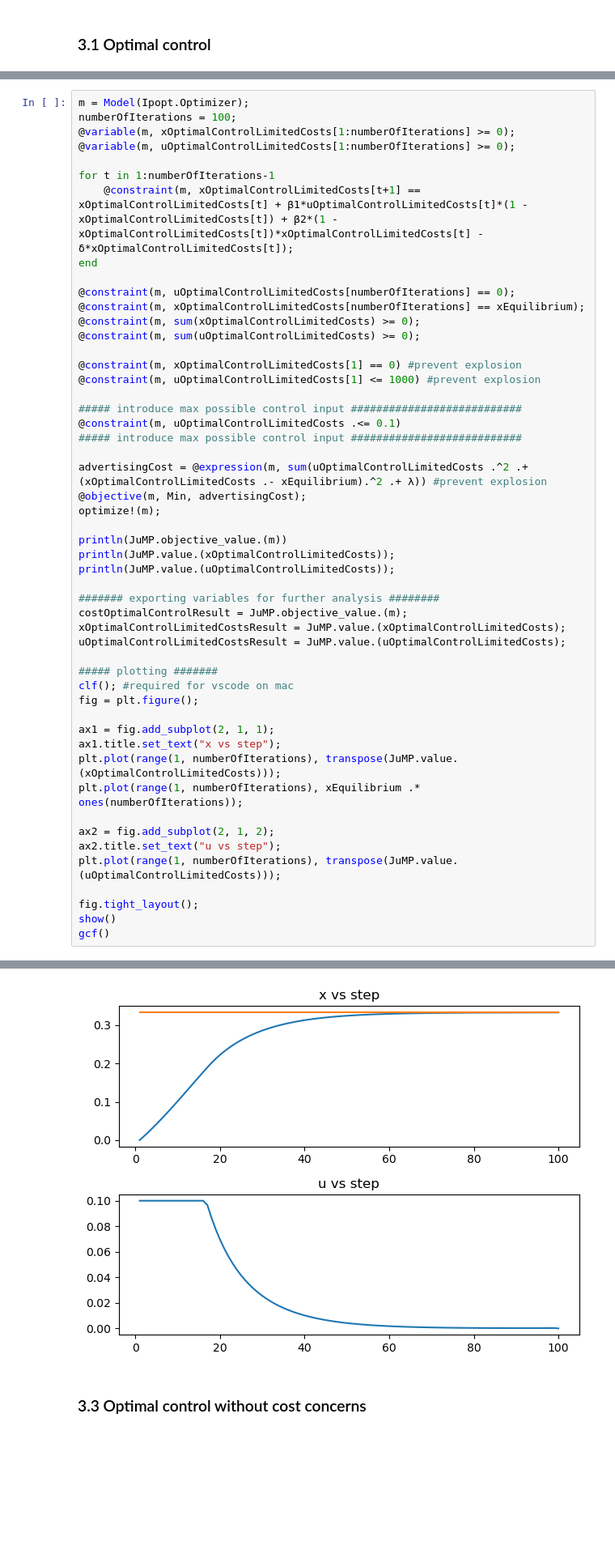
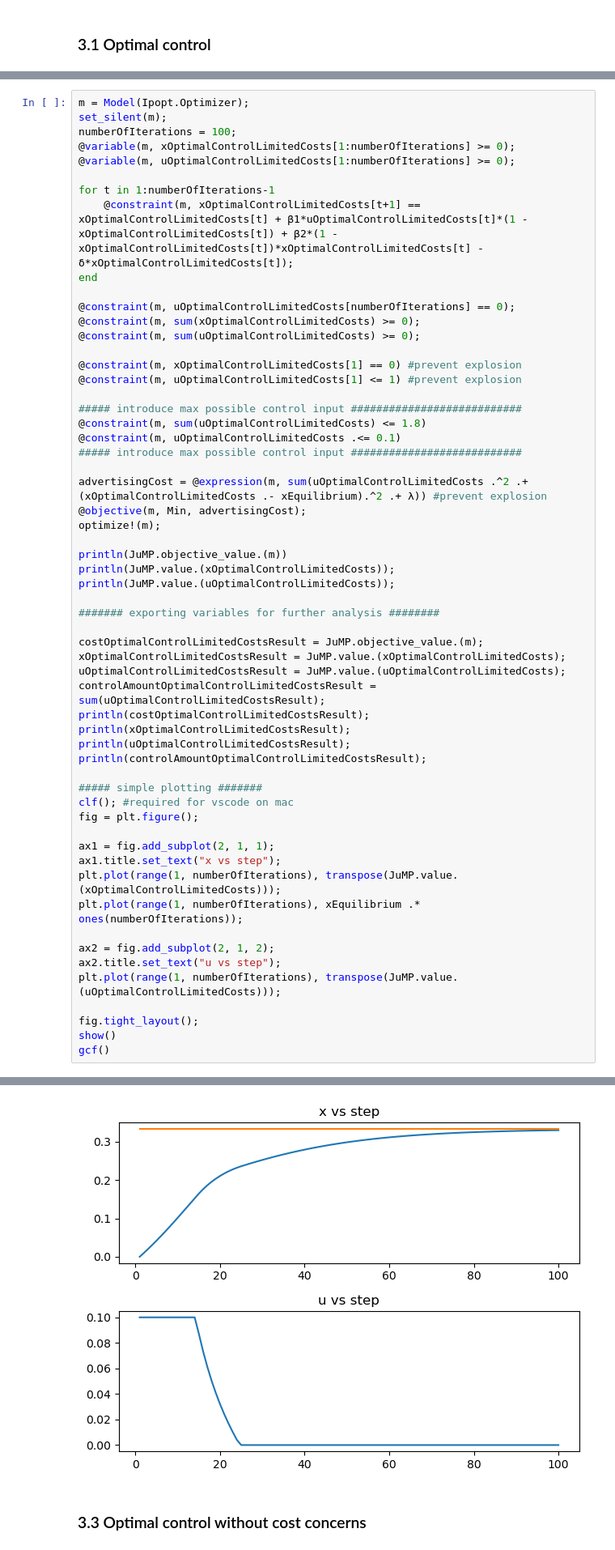
Before and after one commit to Gabrieljsss/information-spread-optimization-model, a Jupyter notebook: modelo_relatorio_projeto_2022.ipynb, the cells around one changed output, grey strips where cells are left out. Shown at 81% size. Saved outputs shown, nothing was run; the diff lists cells and outputs as text; blank space fills up the shorter version.

```diff
--- a/modelo_relatorio_projeto_2022.ipynb
+++ b/modelo_relatorio_projeto_2022.ipynb
@@ -210,5 +220,6 @@ gcf()
 # %%
 m = Model(Ipopt.Optimizer);
+set_silent(m);
 numberOfIterations = 100;
 @variable(m, xOptimalControlLimitedCosts[1:numberOfIterations] >= 0);
 @variable(m, uOptimalControlLimitedCosts[1:numberOfIterations] >= 0);
@@ -218,14 +229,14 @@ for t in 1:numberOfIterations-1
 end
 
 @constraint(m, uOptimalControlLimitedCosts[numberOfIterations] == 0);
-@constraint(m, xOptimalControlLimitedCosts[numberOfIterations] == xEquilibrium);
 @constraint(m, sum(xOptimalControlLimitedCosts) >= 0);
 @constraint(m, sum(uOptimalControlLimitedCosts) >= 0);
 
 @constraint(m, xOptimalControlLimitedCosts[1] == 0) #prevent explosion
-@constraint(m, uOptimalControlLimitedCosts[1] <= 1000) #prevent explosion
+@constraint(m, uOptimalControlLimitedCosts[1] <= 1) #prevent explosion
 
 ##### introduce max possible control input ###########################
+@constraint(m, sum(uOptimalControlLimitedCosts) <= 1.8)
 @constraint(m, uOptimalControlLimitedCosts .<= 0.1)
 ##### introduce max possible control input ###########################
 
@@ -238,11 +249,17 @@ println(JuMP.value.(xOptimalControlLimitedCosts));
 println(JuMP.value.(uOptimalControlLimitedCosts));
 
 ####### exporting variables for further analysis ########
-costOptimalControlResult = JuMP.objective_value.(m);
+
+costOptimalControlLimitedCostsResult = JuMP.objective_value.(m);
 xOptimalControlLimitedCostsResult = JuMP.value.(xOptimalControlLimitedCosts);
 uOptimalControlLimitedCostsResult = JuMP.value.(uOptimalControlLimitedCosts);
+controlAmountOptimalControlLimitedCostsResult = sum(uOptimalControlLimitedCostsResult);
+println(costOptimalControlLimitedCostsResult);
+println(xOptimalControlLimitedCostsResult);
+println(uOptimalControlLimitedCostsResult);
+println(controlAmountOptimalControlLimitedCostsResult);
 
-##### plotting #######
+##### simple plotting #######
 clf(); #required for vscode on mac
 fig = plt.figure();
 
@@ -279,4 +286,4 @@ EXIT: Optimal Solution Found.
-[figure, old version]
+[figure, new version]
 # %% [markdown]
 <h3> 3.3 Optimal control without cost concerns </h3>
 # %% [markdown]
```
Also changed, not shown: parts of 9 cells of this notebook.
